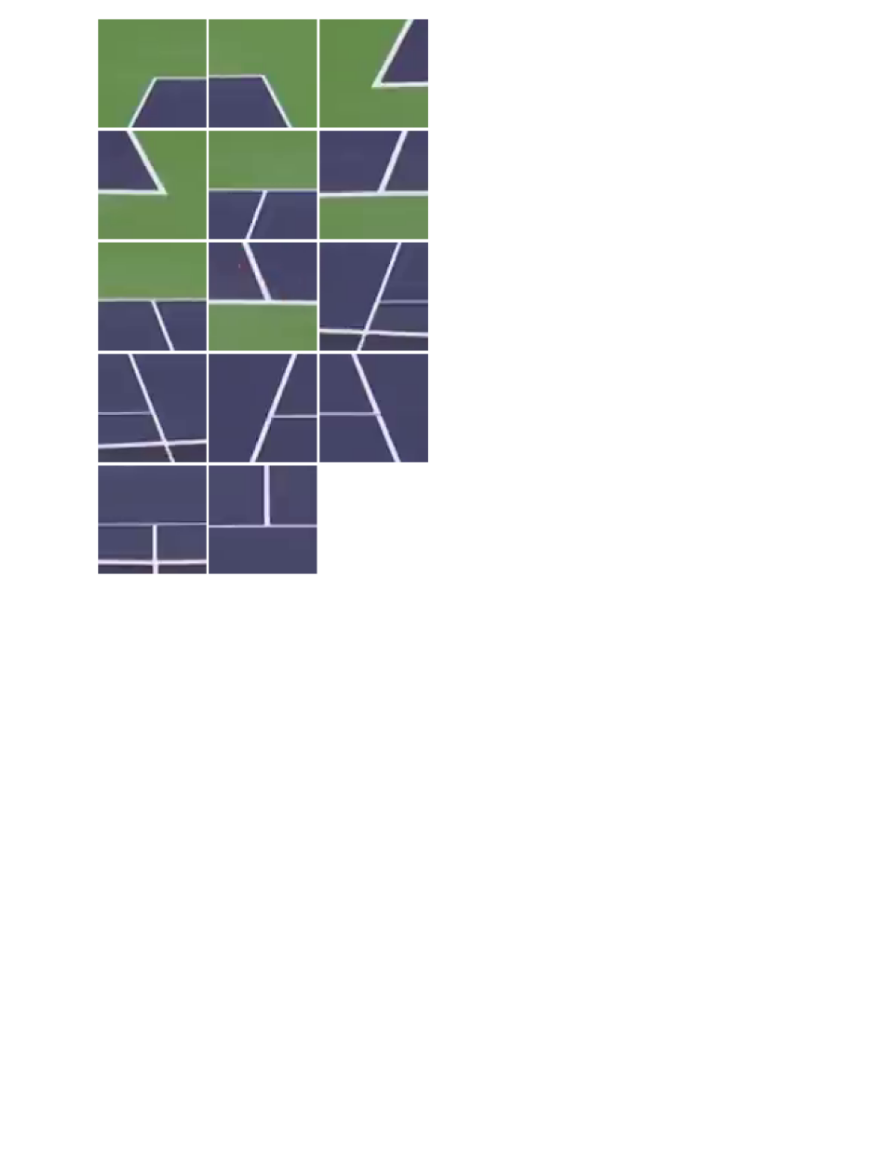
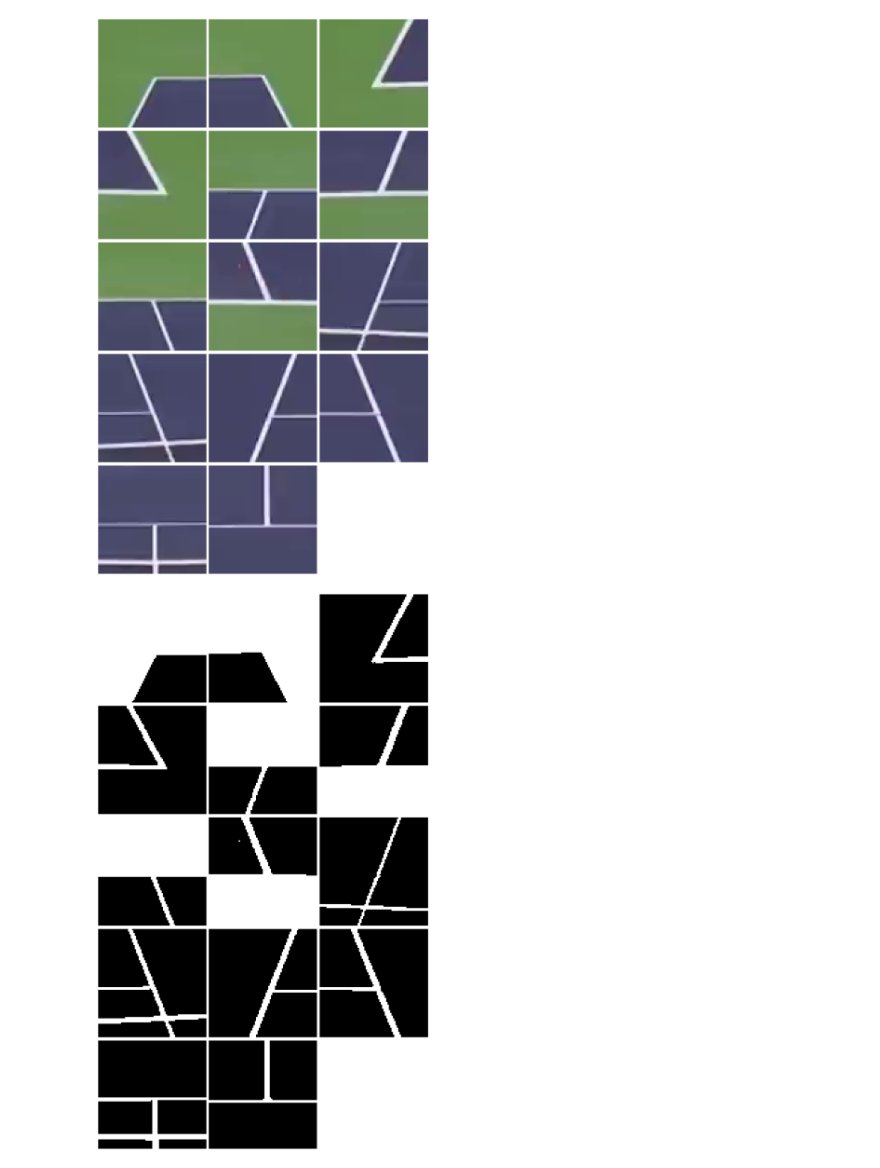
Before and after one commit to MGonza20/ProyectoFinal_VC, a Jupyter notebook: src/kps_postprocessing.ipynb, the cells around one changed output. Saved outputs shown, nothing was run; the diff lists cells and outputs as text; code cells hidden in the pictures; blank space fills up the shorter version.

```diff
--- a/src/kps_postprocessing.ipynb
+++ b/src/kps_postprocessing.ipynb
@@ -125,6 +125,43 @@ plt.tight_layout()
 plt.show()
 # %% [output]
 [figure]
+# %%
+n_keypoints = len(keypoints)
+n_cols = 3
+n_rows = (n_keypoints + n_cols - 1) // n_cols
+
+binarized_images = []
+fig, axs = plt.subplots(n_rows, n_cols, figsize=(15, 5 * n_rows))
+for i, cri in enumerate(cropped_images):
+
+    # image quantization
+    pixels = cri.reshape((-1, 3))
+    pixels = np.float32(pixels)
+    criteria = (cv2.TERM_CRITERIA_EPS + cv2.TERM_CRITERIA_MAX_ITER, 100, 0.2)
+
+    k = 3
+    _, labels, centers = cv2.kmeans(pixels, k, None, criteria, 10, cv2.KMEANS_RANDOM_CENTERS)
+
+    centers = np.uint8(centers)
+    quantized_pixels = centers[labels.flatten()]
+    quantized_image = quantized_pixels.reshape(cri.shape)
+
+    gray_image = cv2.cvtColor(quantized_image, cv2.COLOR_BGR2GRAY)
+    binary_image = to_binary(gray_image, *gray_image.shape[:2])
+    binarized_images.append(binary_image)
+
+    row, col = divmod(i, n_cols)
+    axs[row, col].imshow(binary_image, cmap='gray')
+    axs[row, col].axis('off')
+
+for j in range(i + 1, n_rows * n_cols):
+    row, col = divmod(j, n_cols)
+    axs[row, col].axis('off')
+
+plt.tight_layout()
+plt.show()
+# %% [output]
+[figure, added]
 # %%
 n_keypoints = len(keypoints)
 n_cols = 3
```
Also changed, not shown: parts of 5 cells of this notebook.
